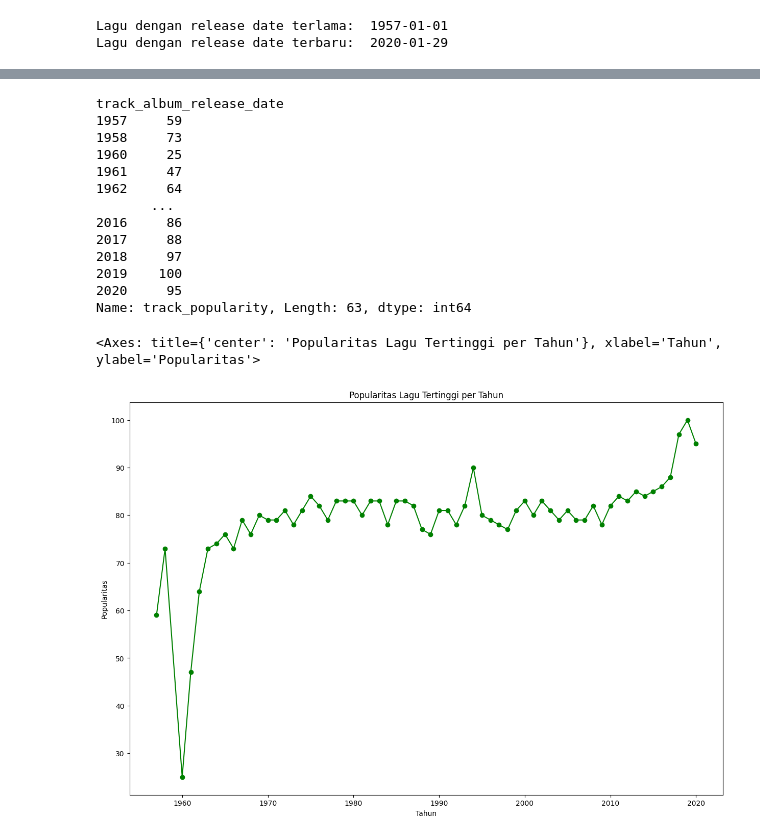
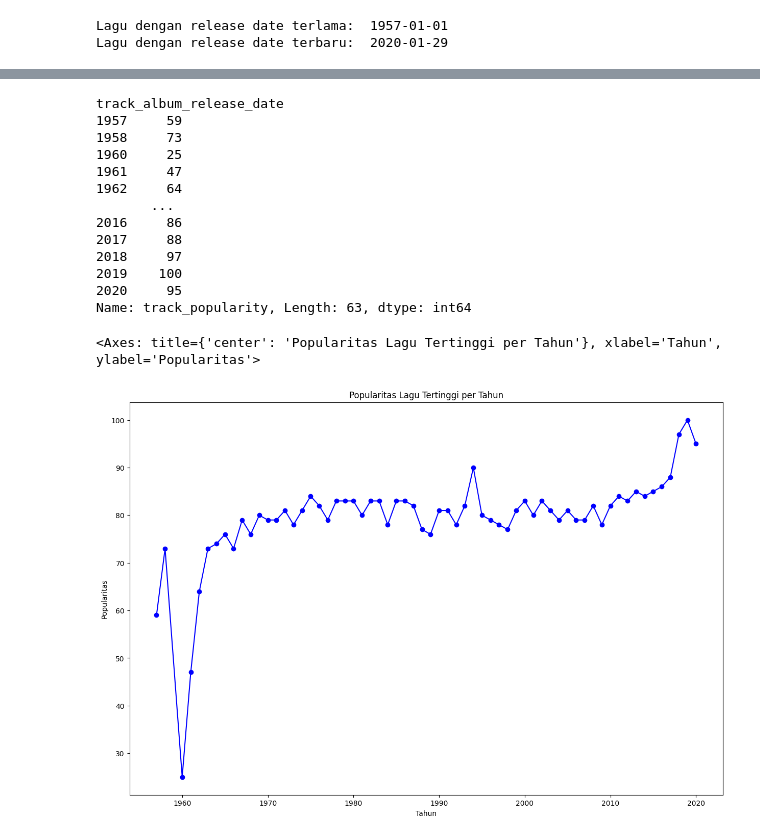
Before and after one commit to Vylon-Kleio/Tugas-Besar-2-Pengenalan-Komputasi-ITB, a Jupyter notebook: Spotify_Data_Analysis/spotify_analysis.ipynb, the cells around one changed output, grey strips where cells are left out. Drawn from its saved outputs; the diff is of its cells as text; code cells hidden in the pictures.

Commit message:
Finish analysis for spotify data
The code is finished
Further analysis can be done in the future
Future work:
1. Make video presentation
2. Make report

```diff
--- a/Spotify_Data_Analysis/spotify_analysis.ipynb
+++ b/Spotify_Data_Analysis/spotify_analysis.ipynb
@@ -3,3 +3,7 @@ import pandas as pd
 import matplotlib.pyplot as plt
 
 df = pd.read_csv("../Spotify/spotify_songs.csv")
+
+# Data cleaning
+# Remove row with the same track id (same song)
+df.drop_duplicates(inplace=True, subset='track_id')
@@ -17,28 +81,28 @@ Lagu dengan release date terbaru:  2020-01-29
 # %%
 # 4. Mencari popularitas tertinggi untuk setiap tahun rilis
 
 # Extract tahun dari track_album_release_date
 year = pd.DatetimeIndex(df['track_album_release_date']).year
 
 # Popularitas tertinggi untuk setiap tahun rilis
 popularity_per_year = df.groupby(year)['track_popularity'].max()
 print(popularity_per_year)
 
 # Plot dengan grafik garis
-popularity_per_year.plot(kind='line', title='Popularitas Lagu Tertinggi per Tahun', xlabel='Tahun', ylabel='Popularitas', marker='o', figsize=(15, 10), color='green')
+popularity_per_year.plot(kind='line', title='Popularitas Lagu Tertinggi per Tahun', xlabel='Tahun', ylabel='Popularitas', marker='o', figsize=(15, 10), color='blue')
 # %% [output]
 track_album_release_date
 1957     59
 1958     73
 1960     25
 1961     47
 1962     64
        ...
 2016     86
 2017     88
 2018     97
 2019    100
 2020     95
 Name: track_popularity, Length: 63, dtype: int64
 <Axes: title={'center': 'Popularitas Lagu Tertinggi per Tahun'}, xlabel='Tahun', ylabel='Popularitas'>
-[figure, old version]
+[figure, new version]
```
Also changed, not shown: parts of 9 cells of this notebook.
